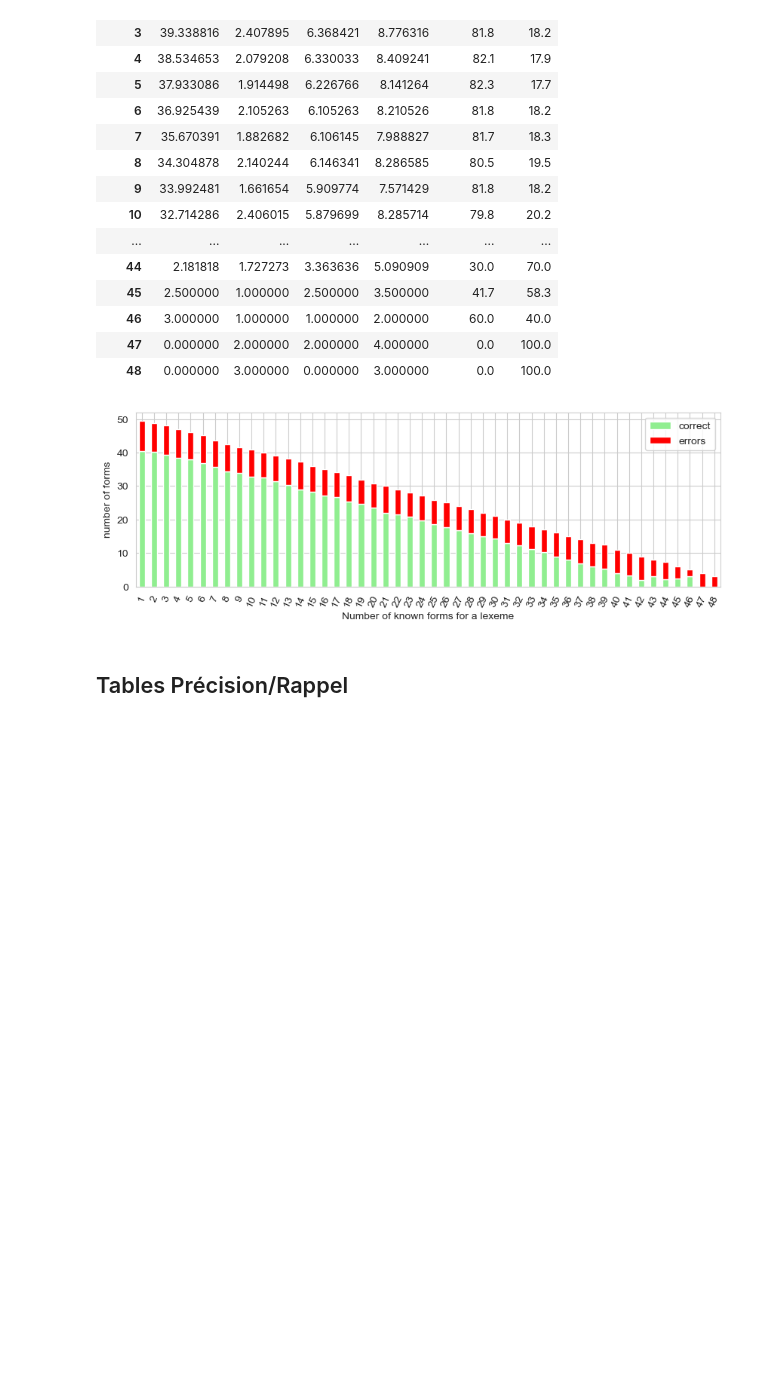
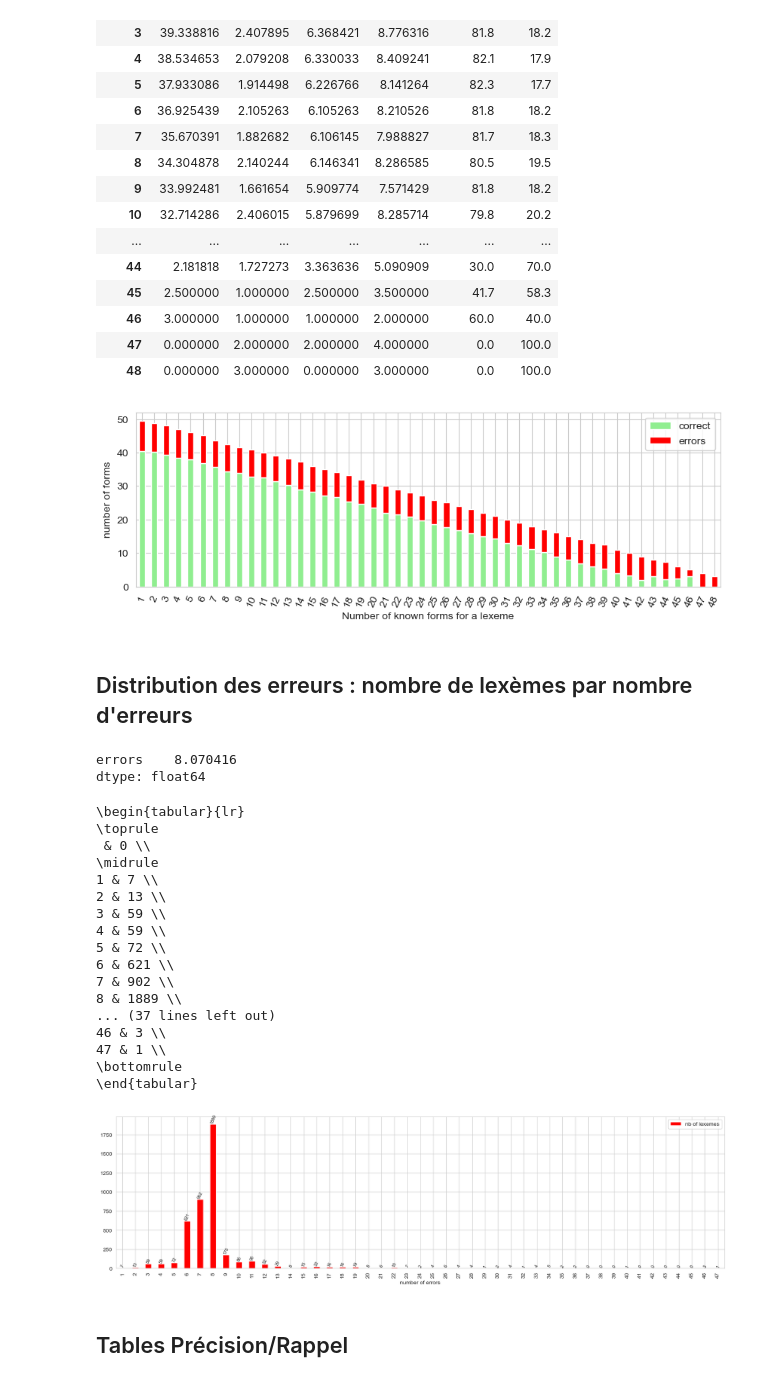
Before and after one commit to gboye/SWIM, a Jupyter notebook: ParadigmGeneration/Vlexique2/WordStructure-Statistiques-S4-Platinum.ipynb, the cells around one changed output. Saved outputs shown, nothing was run; the diff lists cells and outputs as text; code cells hidden in the pictures; blank space fills up the shorter version.

```diff
--- a/ParadigmGeneration/Vlexique2/WordStructure-Statistiques-S4-Platinum.ipynb
+++ b/ParadigmGeneration/Vlexique2/WordStructure-Statistiques-S4-Platinum.ipynb
@@ -580,6 +638,67 @@ ax.set_xlim(-0.5,47.5)
 plt.savefig(repFiles+"Distribution-Direct-Platinum-NbForms.png",dpi=300,bbox_inches="tight")
 # %% [output]
 [figure]
+# %% [markdown]
+## Distribution des erreurs : nombre de lexèmes par nombre d'erreurs
+# %%
+fDirect4Diff=repFiles+"vlexique2-Direct-S4-platinum-different.csv"
+fDirect4Miss=repFiles+"vlexique2-Direct-S4-platinum-missing.csv"
+
+dfDirect4Diff=getTable(fDirect4Diff)
+dfDirect4Miss=getTable(fDirect4Miss)
+# %%
+dfErrors=pd.DataFrame({"wrong":dfDirect4Diff.count(axis=1),"missing":dfDirect4Miss.count(axis=1)})
+dfErrors["errors"]=dfErrors.wrong+dfErrors.missing
+dfErrors[dfErrors.errors>0][["errors"]].mean()
+# dfErrors.sort_values("errors").iloc[-20:]
+# %% [output]
+errors    8.070416
+dtype: float64
+# %%
+dErrorsNb=dfErrors.groupby("errors").wrong.count().iloc[1:].to_dict()
+for i in range(1,max(dErrorsNb)+1):
+    if i not in dErrorsNb:
+        dErrorsNb[i]=0
+# %%
+dfErrorsNbGraph=pd.DataFrame.from_dict(dErrorsNb,orient="index").sort_index()
+ax=dfErrorsNbGraph.plot(kind="bar",color="red",figsize=(20,5))
+# ax.set_xticks(range(0,21))
+# ax.set_xlim(-0.5,19.5)
+# ax.set_xlim(1,20)
+ax.set_xlabel("number of errors")
+# ax.set_ylabel("number of lexemes")
+# ax.set_ylim(0,320)
+# ax.set_yticks([10,25,50,100,150,200,250,300])
+plt.legend(["nb of lexemes"])
+
+nbLabels=dfErrorsNbGraph.iloc[:,0].tolist()
+rects=ax.patches
+for rect, label in zip(rects, nbLabels):
+    height=rect.get_height()
+    ax.text(
+        rect.get_x() + rect.get_width() / 2, height, label, ha="center", va="bottom", fontsize=8,rotation=65)
+
+
+print(pd.DataFrame.from_dict(dErrorsNb,orient="index").sort_index().to_latex())
+# %% [output]
+\begin{tabular}{lr}
+\toprule
+ & 0 \\
+\midrule
+1 & 7 \\
+2 & 13 \\
+3 & 59 \\
+4 & 59 \\
+5 & 72 \\
+6 & 621 \\
+7 & 902 \\
+8 & 1889 \\
+... (37 lines left out)
+46 & 3 \\
+47 & 1 \\
+\bottomrule
+\end{tabular}
+[figure, added]
 # %% [markdown]
 ## Tables Précision/Rappel
 # %%
```
Also changed, not shown: parts of 5 cells of this notebook, 7 other files.
